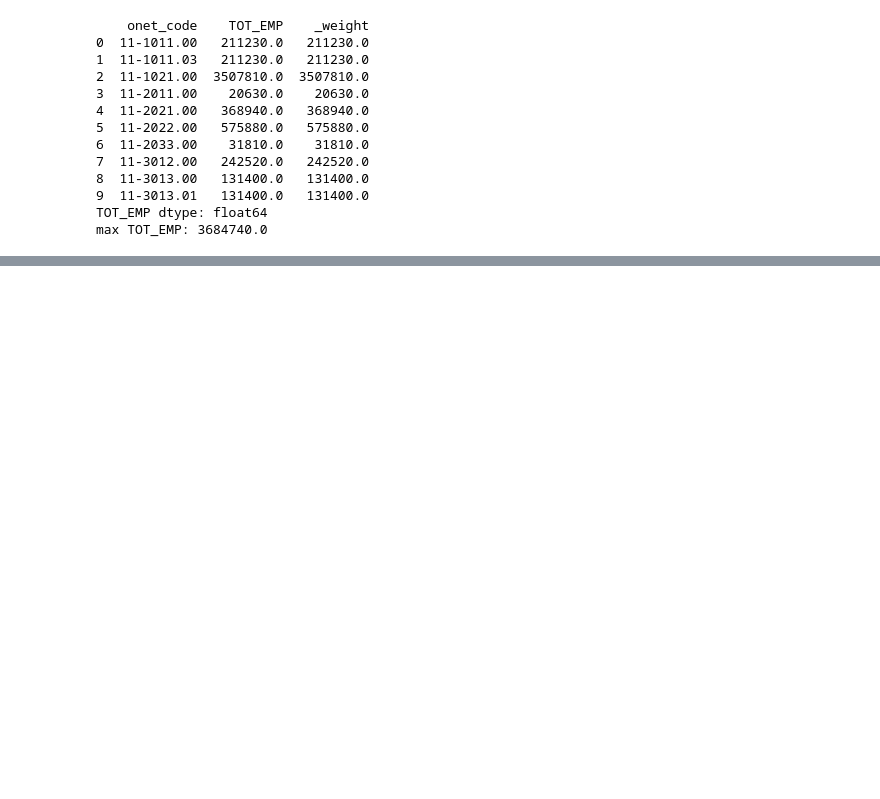
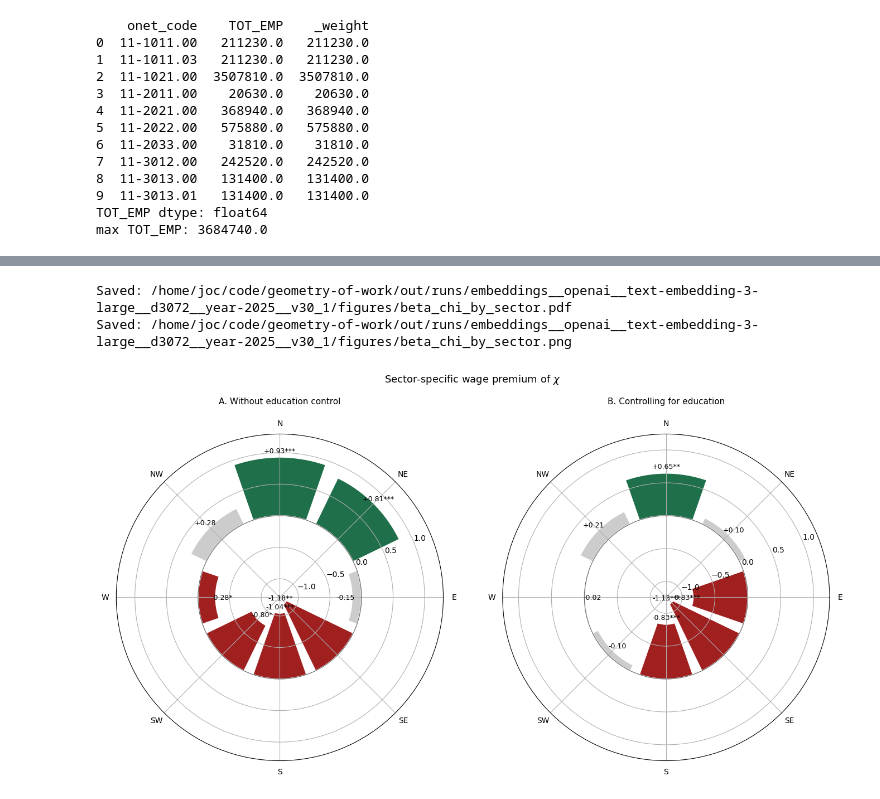
Before and after one commit to JoakimStorck/geometry-of-work, a Jupyter notebook: 5_wage_education.ipynb, the cells around one changed output, grey strips where cells are left out. Cells and saved outputs as stored; diff of their text form; code cells hidden in the pictures; blank space fills up the shorter version.

```diff
--- a/5_wage_education.ipynb
+++ b/5_wage_education.ipynb
@@ -1089,0 +1677,77 @@ Saved: /home/joc/code/geometry-of-work/out/runs/embeddings__openai__text-embeddi
+# %%
+# Cell: Polar bar plot of beta_chi by sector
+import numpy as np
+import pandas as pd
+import matplotlib.pyplot as plt
+
+sector_df = pd.read_csv(RP.exports / "mincer_chi_by_sector.csv")
+
+# Two panels: unconditional and conditional
+fig, axes = plt.subplots(1, 2, figsize=(14, 7),
+                          subplot_kw={'projection': 'polar'})
+
+for ax, beta_col, p_col, title in [
+    (axes[0], 'beta_chi_unconditional', 'p_chi_unconditional',
+     'A. Without education control'),
+    (axes[1], 'beta_chi_conditional', 'p_chi_conditional',
+     'B. Controlling for education'),
+]:
+    angles = np.radians(sector_df['center_deg'].to_numpy())
+    betas = sector_df[beta_col].to_numpy()
+    pvals = sector_df[p_col].to_numpy()
+
+    # Color by sign and significance
+    colors = []
+    for b, p in zip(betas, pvals):
+        if p > 0.05:
+            colors.append('#cccccc')  # not significant
+        elif b > 0:
+            colors.append('#1f6f4a')  # positive: dark green
+        else:
+            colors.append('#a02020')  # negative: dark red
+
+    # Width: 45 degrees per sector
+    width = np.radians(45) * 0.85
+
+    ax.bar(angles, betas, width=width, color=colors,
+           edgecolor='white', linewidth=1.5)
+
+    # Reference circle at zero
+    theta_circle = np.linspace(0, 2*np.pi, 200)
+    ax.plot(theta_circle, np.zeros_like(theta_circle), 'k-', lw=0.8, alpha=0.4)
+
+    # Configure
+    ax.set_theta_zero_location('E')
+    ax.set_theta_direction(1)
+    ax.set_title(title, fontsize=11, pad=20)
+
+    # Set radial limits to encompass both positive and negative
+    max_abs = max(abs(betas.min()), abs(betas.max()))
+    ax.set_ylim(-max_abs * 1.1, max_abs * 1.1)
+
+    # Label cardinal directions
+    ax.set_xticks(np.radians([0, 45, 90, 135, 180, 225, 270, 315]))
+    ax.set_xticklabels(['E', 'NE', 'N', 'NW', 'W', 'SW', 'S', 'SE'])
+
+    # Annotate beta values
+    for ang, b, p in zip(angles, betas, pvals):
+        sig = '***' if p < 0.001 else ('**' if p < 0.01 else ('*' if p < 0.05 else ''))
+        r_text = b + (0.1 if b >= 0 else -0.1)
+        ax.text(ang, r_text, f'{b:+.2f}{sig}',
+                ha='center', va='center', fontsize=9)
+
+fig.suptitle(r'Sector-specific wage premium of $\chi$', fontsize=13, y=1.02)
+fig.tight_layout()
+
+out_pdf = RP.figures / 'beta_chi_by_sector.pdf'
+out_png = RP.figures / 'beta_chi_by_sector.png'
+fig.savefig(out_pdf, dpi=300, bbox_inches='tight')
+fig.savefig(out_png, dpi=300, bbox_inches='tight')
+print(f"\nSaved: {out_pdf}")
+print(f"Saved: {out_png}")
+
+plt.show()
+# %% [output]
+Saved: /home/joc/code/geometry-of-work/out/runs/embeddings__openai__text-embedding-3-large__d3072__year-2025__v30_1/figures/beta_chi_by_sector.pdf
+Saved: /home/joc/code/geometry-of-work/out/runs/embeddings__openai__text-embedding-3-large__d3072__year-2025__v30_1/figures/beta_chi_by_sector.png
+[figure, added]
```
Also changed, not shown: parts of 8 cells of this notebook, 10 other files.
